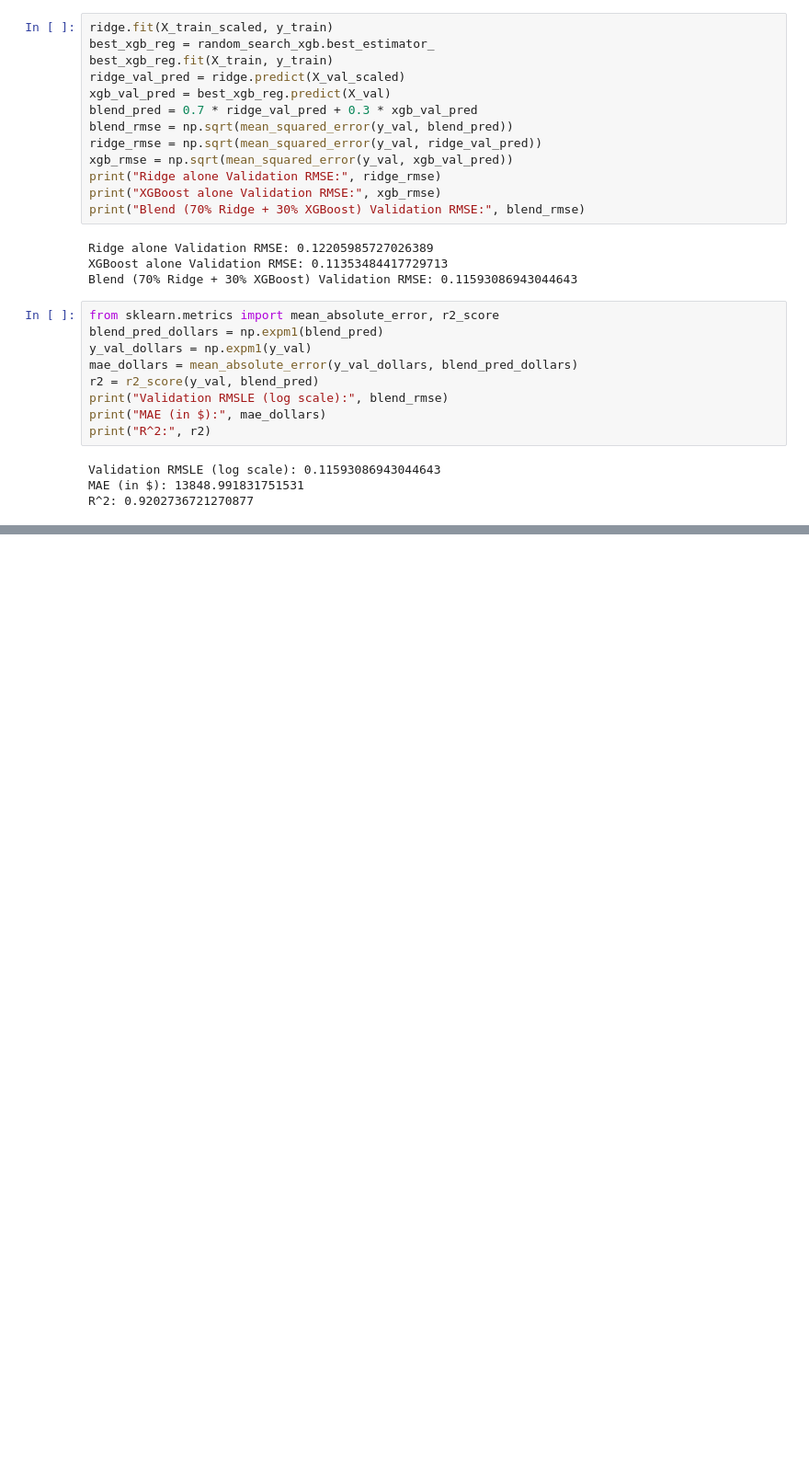
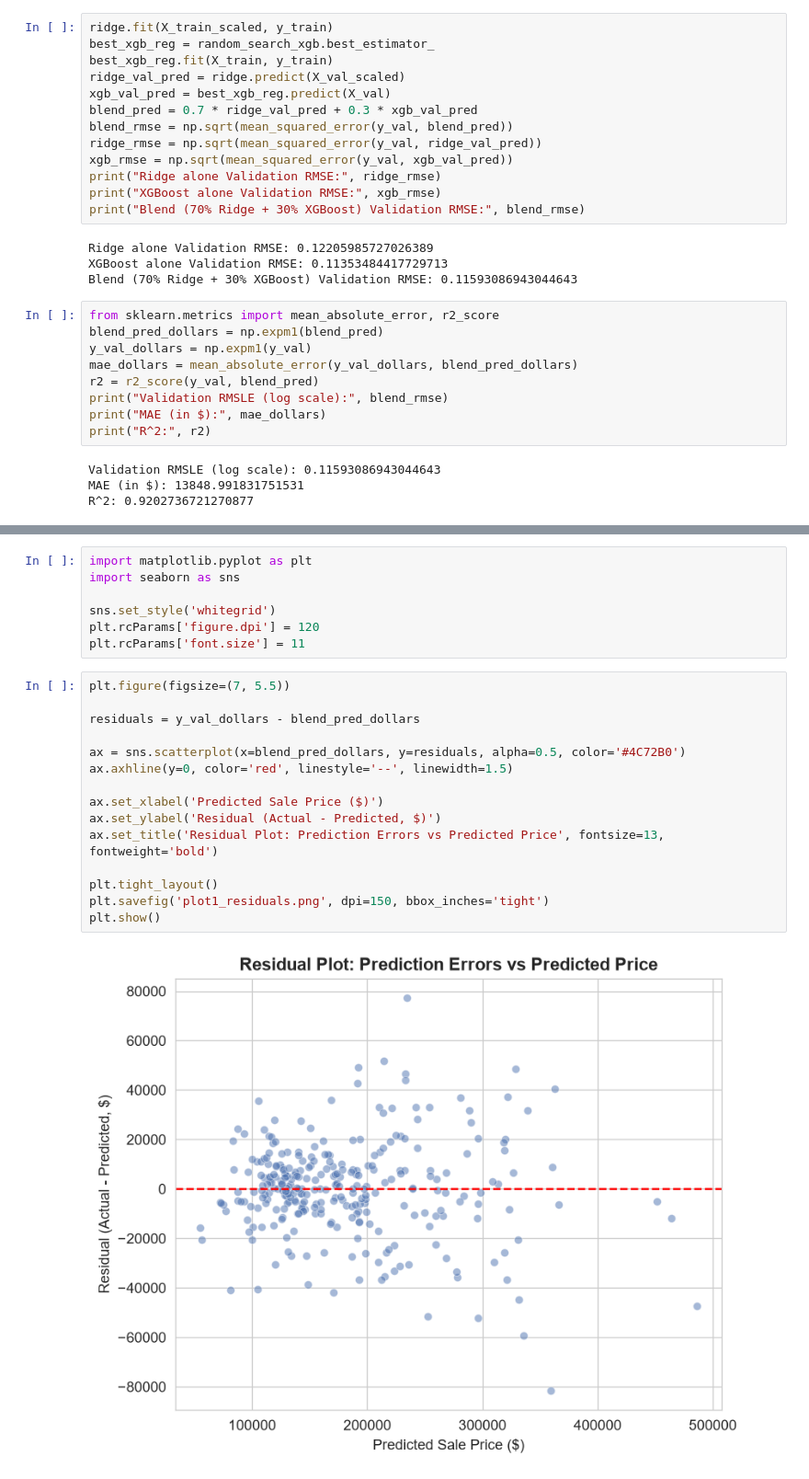
Before and after one commit to Lavanyas-19/payoda-ml-assignment, a Jupyter notebook: p2-house-prices/p2_house_prices.ipynb, the cells around one changed output, grey strips where cells are left out. Shown at 92% size. Cells and saved outputs as stored; diff of their text form; blank space fills up the shorter version.

Commit message:
P2: Generate residual analysis plot - model shows healthy, roughly balanced errors with one notable outlier

```diff
--- a/p2-house-prices/p2_house_prices.ipynb
+++ b/p2-house-prices/p2_house_prices.ipynb
@@ -601,0 +602,24 @@ GarageType_Attchd    0.021998
+# %%
+import matplotlib.pyplot as plt
+import seaborn as sns
+
+sns.set_style('whitegrid')
+plt.rcParams['figure.dpi'] = 120
+plt.rcParams['font.size'] = 11
+# %%
+plt.figure(figsize=(7, 5.5))
+
+residuals = y_val_dollars - blend_pred_dollars
+
+ax = sns.scatterplot(x=blend_pred_dollars, y=residuals, alpha=0.5, color='#4C72B0')
+ax.axhline(y=0, color='red', linestyle='--', linewidth=1.5)
+
+ax.set_xlabel('Predicted Sale Price ($)')
+ax.set_ylabel('Residual (Actual - Predicted, $)')
+ax.set_title('Residual Plot: Prediction Errors vs Predicted Price', fontsize=13, fontweight='bold')
+
+plt.tight_layout()
+plt.savefig('plot1_residuals.png', dpi=150, bbox_inches='tight')
+plt.show()
+# %% [output]
+[figure, added]
```
Also changed, not shown: parts of 2 cells of this notebook, 2 other files.
